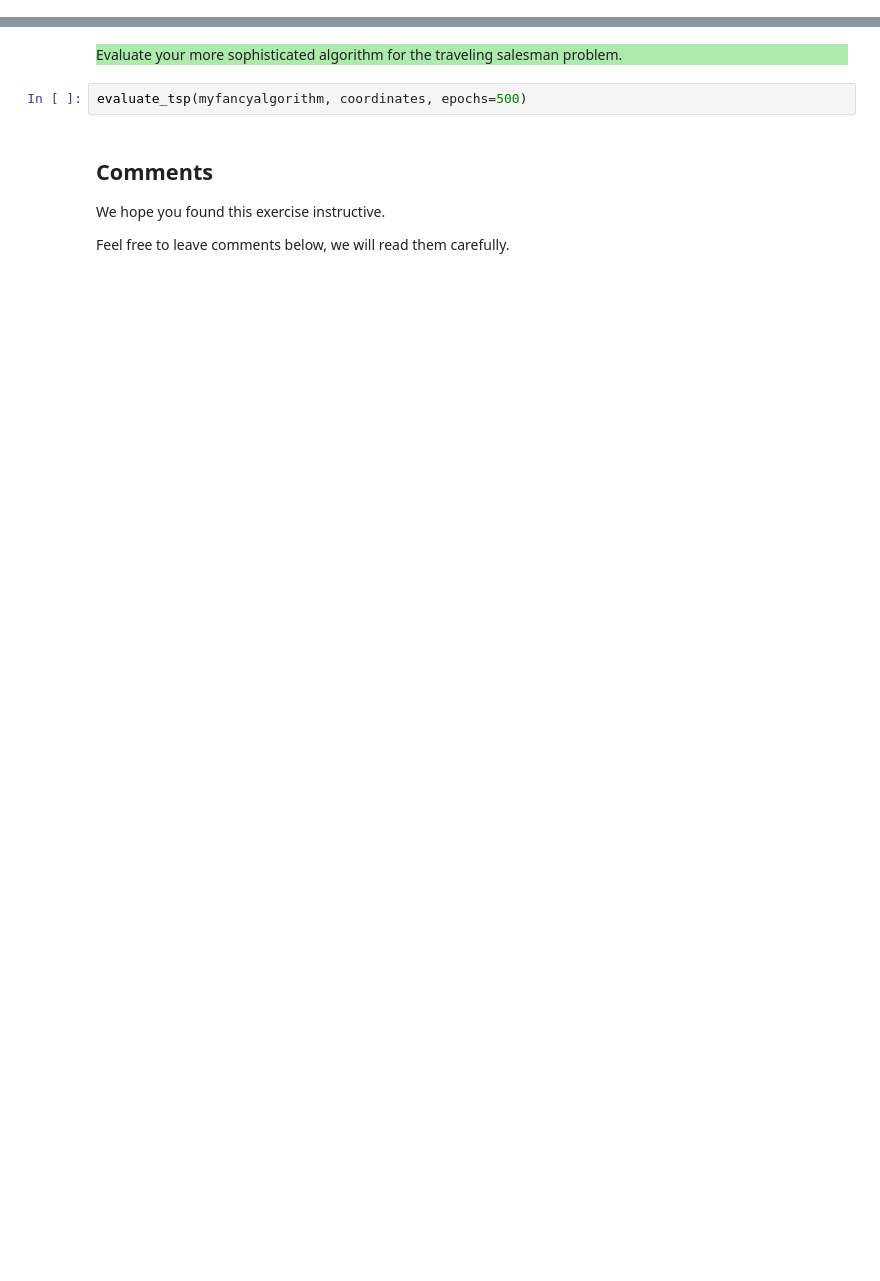
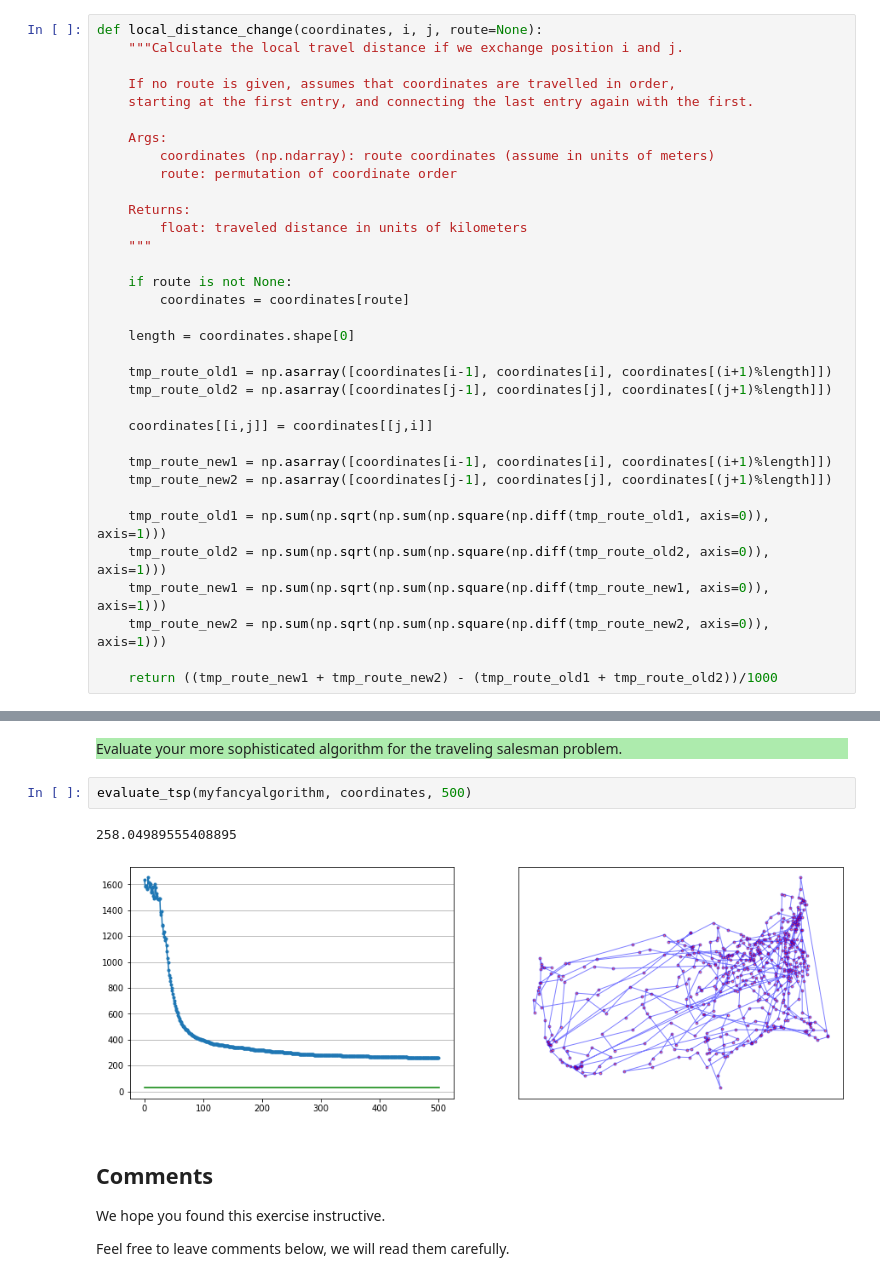
Before and after one commit to Frankie8472/statistical-learning-theory, a Jupyter notebook: slt-ce-1.ipynb, the cells around one changed output, grey strips where cells are left out. Drawn from its saved outputs; the diff is of its cells as text; blank space fills up the shorter version.

```diff
--- a/slt-ce-1.ipynb
+++ b/slt-ce-1.ipynb
@@ -902,0 +878,34 @@ def myfancyalgorithm(coordinates, route=None, epochs=1):
+# %%
+def local_distance_change(coordinates, i, j, route=None):
+    """Calculate the local travel distance if we exchange position i and j.
+
+    If no route is given, assumes that coordinates are travelled in order,
+    starting at the first entry, and connecting the last entry again with the first.
+
+    Args:
+        coordinates (np.ndarray): route coordinates (assume in units of meters)
+        route: permutation of coordinate order
+
+    Returns:
+        float: traveled distance in units of kilometers
+    """
+
+    if route is not None:
+        coordinates = coordinates[route]
+
+    length = coordinates.shape[0]
+
+    tmp_route_old1 = np.asarray([coordinates[i-1], coordinates[i], coordinates[(i+1)%length]])
+    tmp_route_old2 = np.asarray([coordinates[j-1], coordinates[j], coordinates[(j+1)%length]])
+
+    coordinates[[i,j]] = coordinates[[j,i]]
+
+    tmp_route_new1 = np.asarray([coordinates[i-1], coordinates[i], coordinates[(i+1)%length]])
+    tmp_route_new2 = np.asarray([coordinates[j-1], coordinates[j], coordinates[(j+1)%length]])
+
+    tmp_route_old1 = np.sum(np.sqrt(np.sum(np.square(np.diff(tmp_route_old1, axis=0)), axis=1)))
+    tmp_route_old2 = np.sum(np.sqrt(np.sum(np.square(np.diff(tmp_route_old2, axis=0)), axis=1)))
+    tmp_route_new1 = np.sum(np.sqrt(np.sum(np.square(np.diff(tmp_route_new1, axis=0)), axis=1)))
+    tmp_route_new2 = np.sum(np.sqrt(np.sum(np.square(np.diff(tmp_route_new2, axis=0)), axis=1)))
+
+    return ((tmp_route_new1 + tmp_route_new2) - (tmp_route_old1 + tmp_route_old2))/1000
@@ -905,7 +965,10 @@ def myfancyalgorithm(coordinates, route=None, epochs=1):
 Evaluate your more sophisticated algorithm for the traveling salesman problem.
 </p>
 # %%
-evaluate_tsp(myfancyalgorithm, coordinates, epochs=500)
+evaluate_tsp(myfancyalgorithm, coordinates, 500)
+# %% [output]
+258.04989555408895
+[figure, added]
 # %% [markdown]
 ## Comments
 
```
Also changed, not shown: parts of 4 cells of this notebook.
